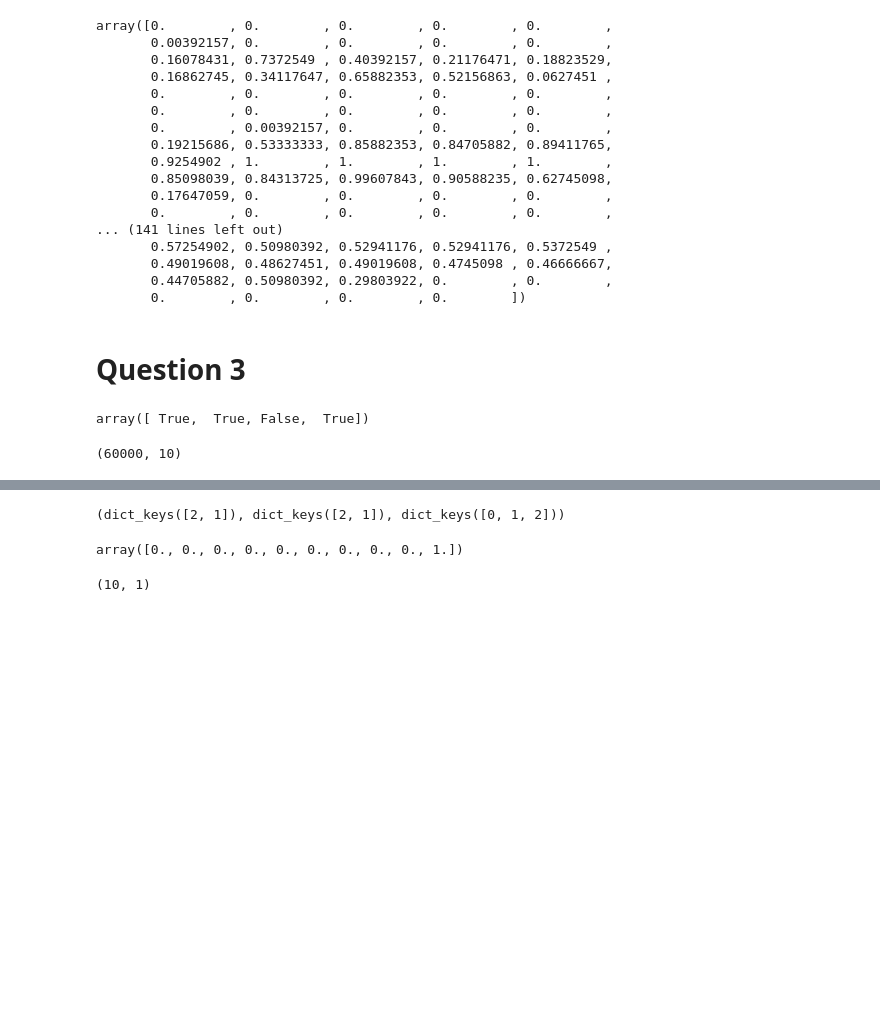
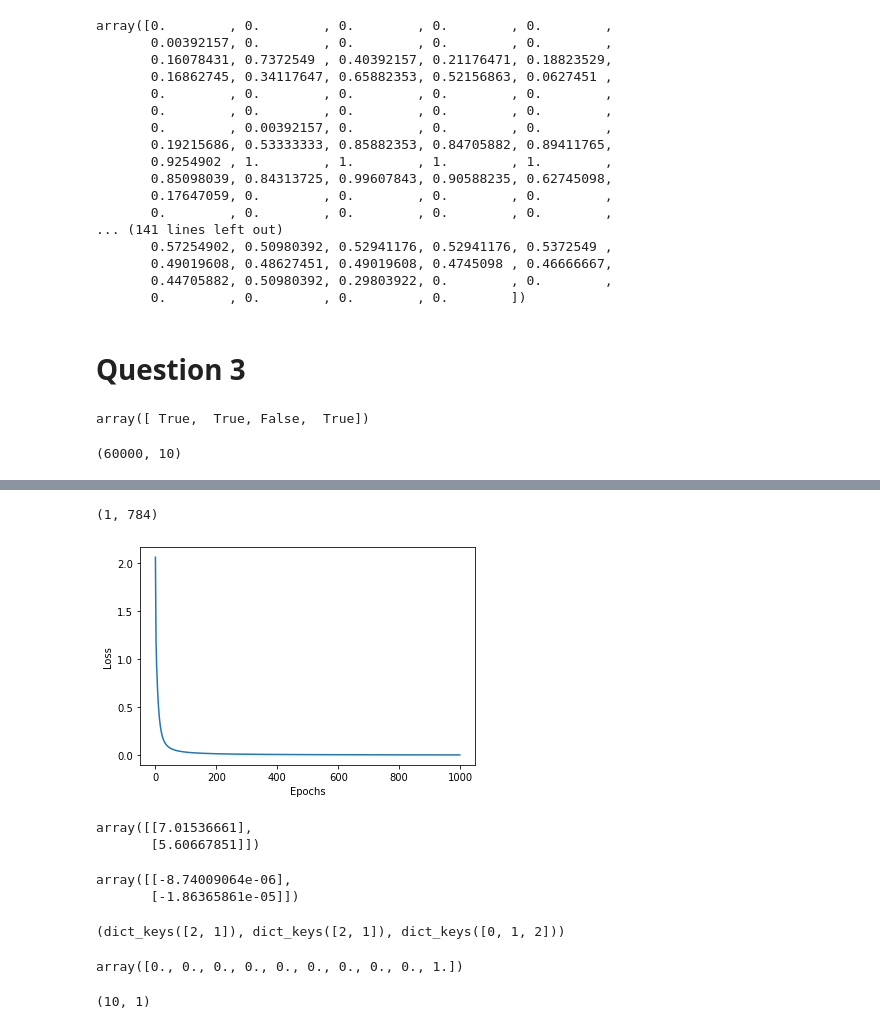
Before and after one commit to Pranav335/CS910, a Jupyter notebook: Assignment_1.ipynb, the cells around one changed output, grey strips where cells are left out. Cells and saved outputs as stored; diff of their text form; code cells hidden in the pictures; blank space fills up the shorter version.

```diff
--- a/Assignment_1.ipynb
+++ b/Assignment_1.ipynb
@@ -154,12 +154,15 @@ class neural_network:
 
   def softmax(self, x):
     exps = np.exp(x)
-    return exps/ np.sum(exps, axis = -1, keepdims = True)
+    #return exps/ np.sum(exps, axis = -1, keepdims = True)
+    return exps/ np.sum(exps)
 
   def forward_pass(self):
     self.H[0] = self.x.T # (784 x N)
+    #print('=====Forward Pass===')
     for i in range(self.L):
       self.A[i+1] = self.W[i+1] @ self.H[i]  + self.B[i+1] # (2, 784) x (784, N) + (2, 1) -> (2, N)
+      #print(f'A[{i+1}]: {self.A[i+1]}')
       self.H[i+1] = self.sigmoid(self.A[i+1]) #(2, N)
 
     self.A[self.L+1] = self.W[self.L+1] @ self.H[self.L] + self.B[self.L+1] #(k, k-1) x (k-1, N) + (k, 1)-> (k, N)
@@ -180,11 +183,13 @@ class neural_network:
     self.forward_pass()
     self.dA[self.L + 1] = self.H[self.L+1] - y # (k, N)
     for k in range(self.L+1, 0, -1):
-      self.dW[k] = self.dA[k] @ self.H[k-1].T # (2, N) x (N, 2) -> (2, 2)
-      self.dB[k] = np.sum(self.dA[k], axis = 1).reshape(-1, 1) # (2, N) -> (2, 1)
+      self.dW[k] = self.dA[k] @ self.H[k-1].reshape(1, -1) # (2, N) x (N, 2) -> (2, 2)
+      #self.dB[k] = np.sum(self.dA[k], axis = 1).reshape(-1, 1) # (2, N) -> (2, 1)
+      self.dB[k] = self.dA[k]
       if k > 1:
         self.dH[k-1] = self.W[k].T @ self.dA[k]
-        self.dA[k-1] = self.dH[k-1] * self.grad_sigmoid(self.A[k-1])
+        self.dA[k-1] = self.dH[k-1] * self.grad_sigmoid(self.H[k-1])
+        #print(f'A[{k-1}]: {self.A[k-1]}')
 
   def cross_entropy(self, ytrue, ypred):
     ytrue = ytrue.reshape(-1, 1)
@@ -192,20 +197,23 @@ class neural_network:
     loss = 0
     eps = 0.001
     for y1, y2 in zip(ytrue, ypred):
-      loss += y1 * np.log(y2 + eps)
+      loss -= y1 * np.log(y2 + eps)
 
     return loss
-
 
 
   def fit_neural_network(self,Y, epochs = 1000, lr = 0.1):
     loss = []
     for i in range(epochs):
       self.gradient(Y) # Y -> (N, k)
-
+      #print('dB[1]=', self.dB[1])
+      #print('dA[1]=', self.dA[1])
       for i in range(self.L + 1):
         self.W[i+1] -= lr * self.dW[i+1]
         self.B[i+1] -= lr * self.dB[i+1]
+
+      #print('B[1]=', self.B[1])
+
 
       yhat = self.forward_pass()
       epoch_loss = self.cross_entropy(Y, yhat)
@@ -238,5 +246,4 @@ ytrain_oh.shape
 nn = neural_network(xtrain[0, :])
 yhat = nn.forward_pass()
 yhat.shape
-nn.fit_neural_network(ytrain_oh[0, :])
 # %% [output]
@@ -244,3 +271,21 @@ nn.fit_neural_network(ytrain_oh[0, :])
+# %%
+nn.H[0].T.shape
+# %% [output]
+(1, 784)
+# %%
+nn.fit_neural_network(ytrain_oh[0, :], epochs = 1000)
+# %% [output]
+[figure, added]
+# %%
+nn.A[1]
+# %% [output]
+array([[7.01536661],
+       [5.60667851]])
+# %%
+nn.dA[1]
+# %% [output]
+array([[-8.74009064e-06],
+       [-1.86365861e-05]])
 # %%
 nn.W.keys(), nn.A.keys(), nn.H.keys()
 nn.dW.keys(), nn.dA.keys(), nn.H.keys()
```
Also changed, not shown: parts of 6 cells of this notebook.
